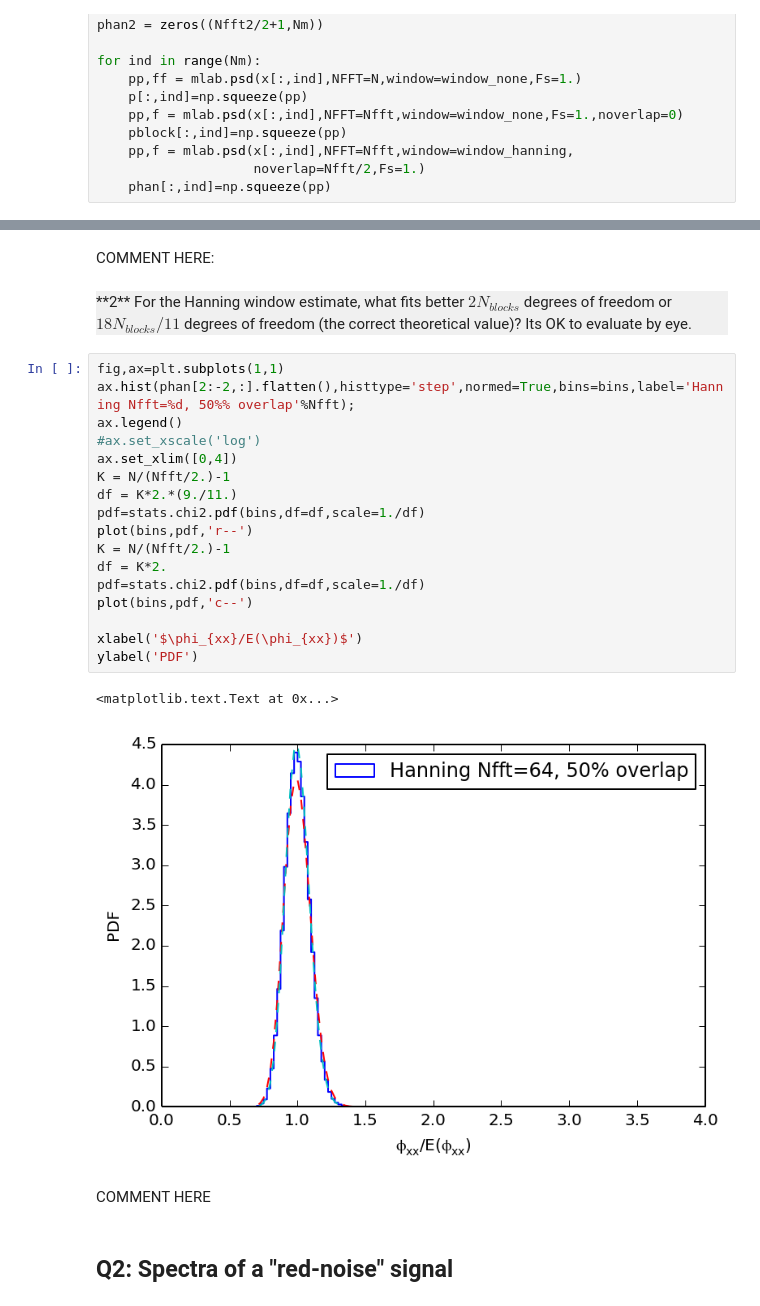
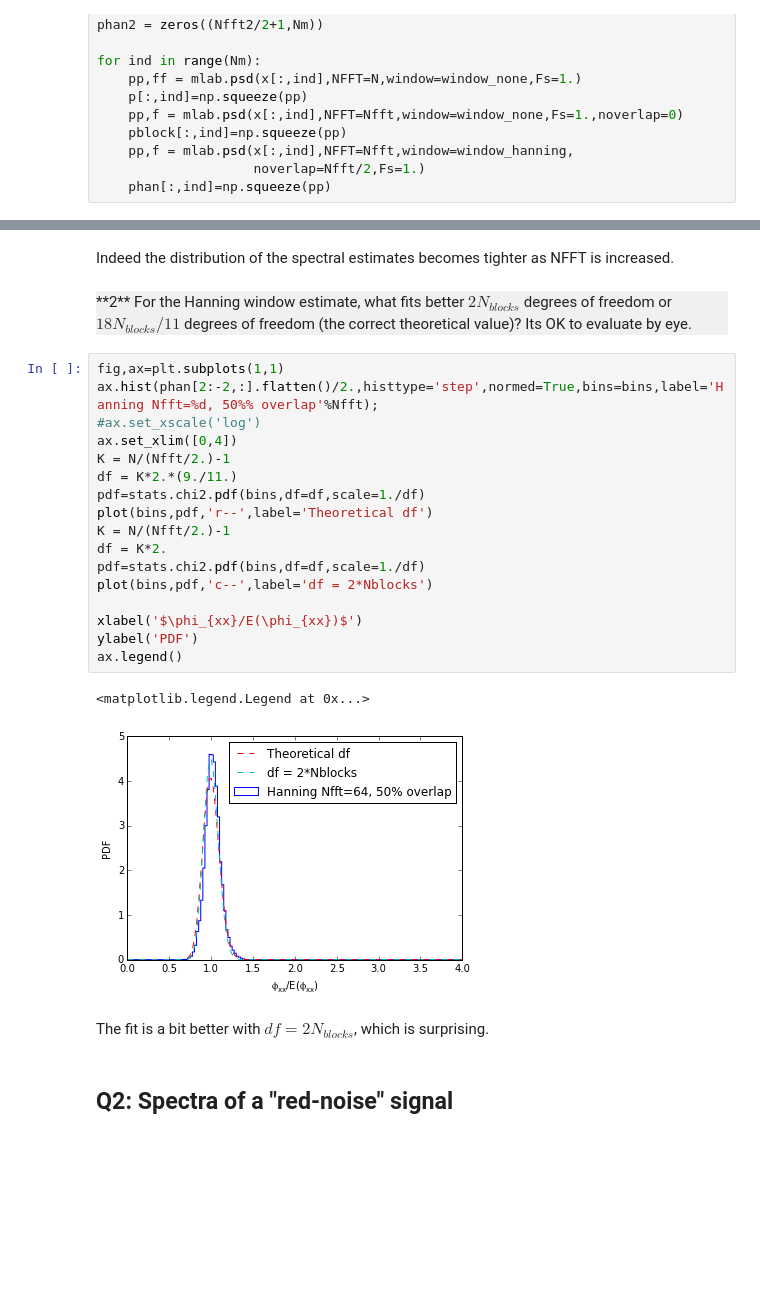
Before and after one commit to jklymak/Phy411, a Jupyter notebook: assigments/Assignment-05-Key.ipynb, the cells around one changed output, grey strips where cells are left out. Saved outputs shown, nothing was run; the diff lists cells and outputs as text; blank space fills up the shorter version.

```diff
--- a/assigments/Assignment-05-Key.ipynb
+++ b/assigments/Assignment-05-Key.ipynb
@@ -87,29 +87,29 @@ ylabel('PDF')
-# %% [markdown]
-COMMENT HERE:
+# %% [markdown]
+Indeed the distribution of the spectral estimates becomes tighter as NFFT is increased.
 # %% [markdown]
 <div style='background:#F0F0F0'>**2**  For the Hanning window estimate, what fits better $2N_{blocks}$ degrees of freedom or $18N_{blocks}/11$ degrees of freedom (the correct theoretical value)?  Its OK to evaluate by eye.</div>
 # %%
 fig,ax=plt.subplots(1,1)
-ax.hist(phan[2:-2,:].flatten(),histtype='step',normed=True,bins=bins,label='Hanning Nfft=%d, 50%% overlap'%Nfft);
-ax.legend()
+ax.hist(phan[2:-2,:].flatten()/2.,histtype='step',normed=True,bins=bins,label='Hanning Nfft=%d, 50%% overlap'%Nfft);
 #ax.set_xscale('log')
 ax.set_xlim([0,4])
 K = N/(Nfft/2.)-1
 df = K*2.*(9./11.)
 pdf=stats.chi2.pdf(bins,df=df,scale=1./df)
-plot(bins,pdf,'r--')
+plot(bins,pdf,'r--',label='Theoretical df')
 K = N/(Nfft/2.)-1
 df = K*2.
 pdf=stats.chi2.pdf(bins,df=df,scale=1./df)
-plot(bins,pdf,'c--')
+plot(bins,pdf,'c--',label='df = 2*Nblocks')
 
 xlabel('$\phi_{xx}/E(\phi_{xx})$')
 ylabel('PDF')
+ax.legend()
 # %% [output]
-<matplotlib.text.Text at 0x...>
+<matplotlib.legend.Legend at 0x...>
-[figure, old version]
+[figure, new version]
-# %% [markdown]
-COMMENT HERE
+# %% [markdown]
+The fit is a bit better with $df=2N_{blocks}$, which is surprising.
 # %% [markdown]
 ## Q2: Spectra of a "red-noise" signal
 # %% [markdown]
```
Also changed, not shown: parts of 5 cells of this notebook.
